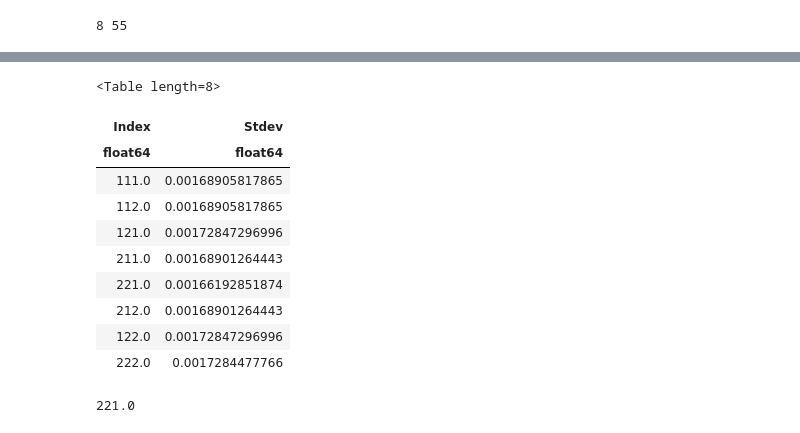
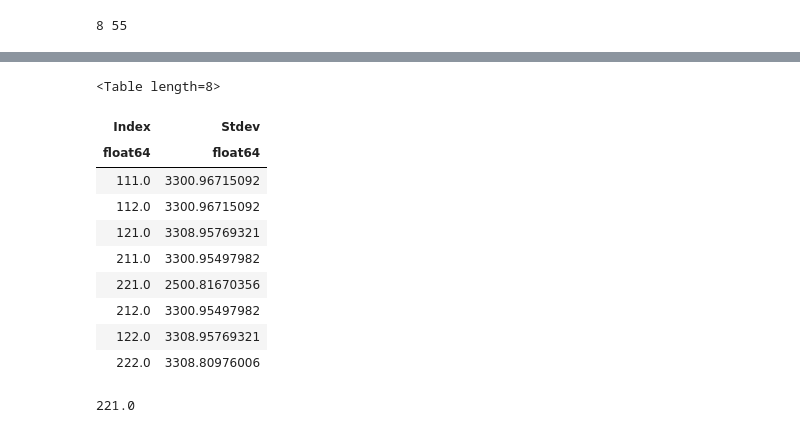
Before and after one commit to rafia37/NIRCam-data-analysis, a Jupyter notebook: MMM---PPP.ipynb, the cells around one changed output, grey strips where cells are left out. Saved outputs shown, nothing was run; the diff lists cells and outputs as text; code cells hidden in the pictures.

```diff
--- a/MMM---PPP.ipynb
+++ b/MMM---PPP.ipynb
@@ -163,8 +116,7 @@ a12_centers
 # %%
 b42_centers = []
-for ds in b42_files:
-    b42_centers.append(rl.gen_center_g2d(319,316,5,500,2,2,0,ds))
-print len(b42_centers), len(b42_centers[0])
-b42_centers
+for ds, f_b in zip(b42_files, flats_b):
+    b42_centers.append(rl.gen_center_g2d(319,316,5,500,2,2,0,ds, flat_name = f_b))
+print len(b42_centers), len(b42_centers[0][1])
 # %% [output]
 8 60
@@ -188,8 +123,8 @@ b42_centers
 # %%
-# getting std_devs with for loop
 stdev_comparison2 = Table(names = ('Index','Stdev'))
-for index, (a12, b42, a12c, b42c) in enumerate(zip(a12_files, b42_files, a12_centers, b42_centers)):
-    stdev = get_stdev(a12c, b42c, 90, 100, 110, a12, b42, False)
+for index, (a12, b42, a12c, b42c, f_a, f_b) in enumerate(zip(a12_files, b42_files, a12_centers, b42_centers,
+                                                             flats_a, flats_b)):
+    stdev = get_stdev(a12c, a12, b42c, b42, 70, 72, 80, f_a, f_b, rf = False)
     stdev_comparison2.add_row([the_type_num[index],stdev])
 stdev_comparison2
 # %% [output]
@@ -231,9 +166,8 @@ print len(b43_files), len(b43_files[1])
 8 55
 # %%
 a13_centers = []
-for ds in a13_files:
-    a13_centers.append(rl.gen_center_g2d(1405,1036,5,400,4,4,0,ds, red_files = True))
-print len(a13_centers), len(a13_centers[0])
-a13_centers
+for ds, f_a in zip(a13_files, flats_a):
+    a13_centers.append(rl.gen_center_g2d(1405,1036,5,400,4,4,0,ds, flat_name = f_a))
+print len(a13_centers), len(a13_centers[0][1])
 # %% [output]
 8 55
@@ -257,8 +174,7 @@ a13_centers
 # %%
 b43_centers = []
-for ds in b43_files:
-    b43_centers.append(rl.gen_center_g2d(828,821,5,600,4,4,0,ds, red_files = True))
-print len(b43_centers), len(b43_centers[0])
-b43_centers
+for ds, f_b in zip(b43_files, flats_b):
+    b43_centers.append(rl.gen_center_g2d(828,821,5,600,4,4,0,ds, flat_name = f_b))
+print len(b43_centers), len(b43_centers[0][1])
 # %% [output]
 8 55
@@ -282,22 +181,22 @@ b43_centers
 # %%
-# getting std_devs with for loop
 stdev_comparison3 = Table(names = ('Index','Stdev'))
-for index, (a13, b43, a13c, b43c) in enumerate(zip(a13_files, b43_files, a13_centers, b43_centers)):
-    stdev = get_stdev(a13c, b43c, 50, 60, 70, a13, b43, True)
+for index, (a13, b43, a13c, b43c, f_a, f_b) in enumerate(zip(a13_files, b43_files, a13_centers, b43_centers,
+                                                             flats_a, flats_b)):
+    stdev = get_stdev(a13c, a13, b43c, b43, 70, 72, 80, f_a, f_b, rf = False)
     stdev_comparison3.add_row([the_type_num[index],stdev])
 stdev_comparison3
 # %% [output]
 <Table length=8>
 | Index | Stdev |
 | float64 | float64 |
-| 111.0 | 0.00168905817865 |
-| 112.0 | 0.00168905817865 |
-| 121.0 | 0.00172847296996 |
-| 211.0 | 0.00168901264443 |
-| 221.0 | 0.00166192851874 |
-| 212.0 | 0.00168901264443 |
-| 122.0 | 0.00172847296996 |
-| 222.0 | 0.0017284477766 |
+| 111.0 | 3300.96715092 |
+| 112.0 | 3300.96715092 |
+| 121.0 | 3308.95769321 |
+| 211.0 | 3300.95497982 |
+| 221.0 | 2500.81670356 |
+| 212.0 | 3300.95497982 |
+| 122.0 | 3308.95769321 |
+| 222.0 | 3308.80976006 |
 # %%
 # 1 = M, 2 = P. eg. 212 = PMP
 the_set3 = best_set(stdev_comparison3['Index'], stdev_comparison3['Stdev'])
```
Also changed, not shown: parts of 37 cells of this notebook.
